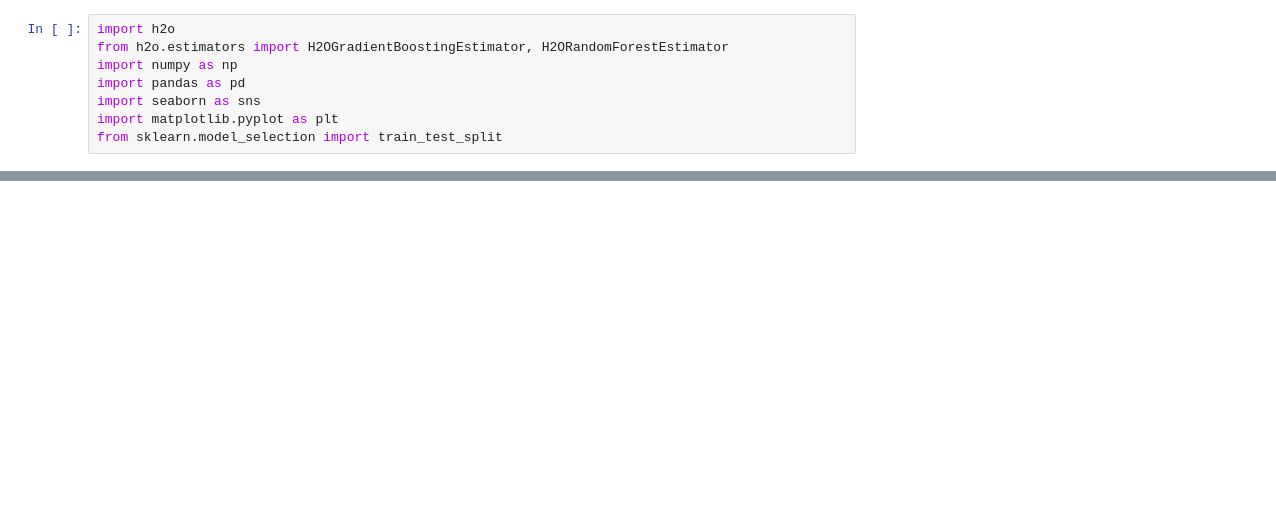
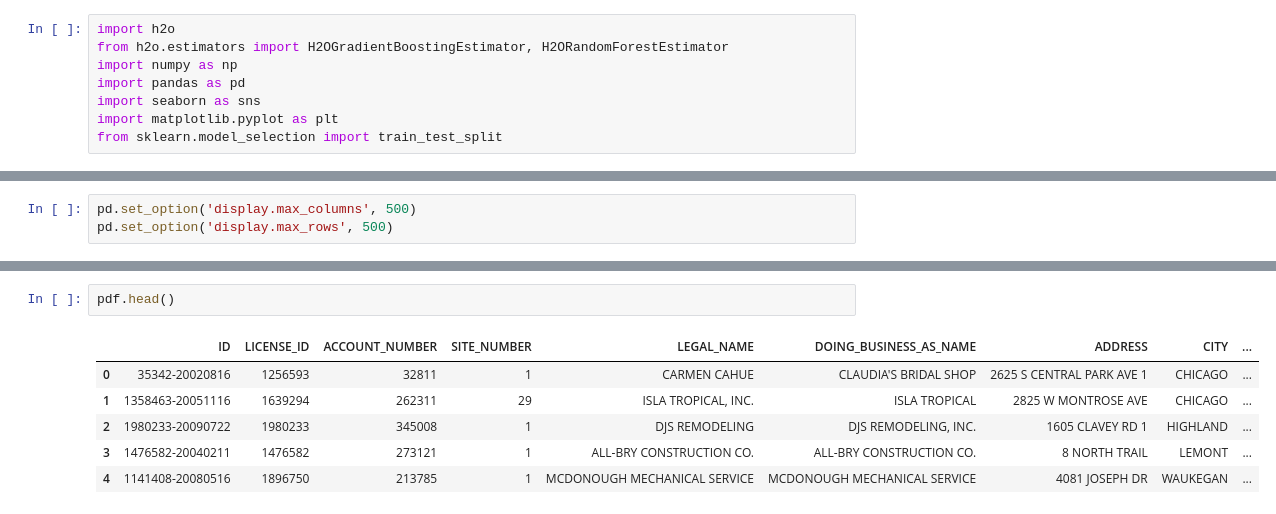
Before and after one commit to Sodz99/License_Classifier, a Jupyter notebook: License_v1.ipynb, the cells around one changed output, grey strips where cells are left out. Saved outputs shown, nothing was run; the diff lists cells and outputs as text; blank space fills up the shorter version.

```diff
--- a/License_v1.ipynb
+++ b/License_v1.ipynb
@@ -14,0 +36,3 @@ http://docs.h2o.ai/h2o/latest-stable/h2o-docs/welcome.html#java-requirements
+# %%
+pd.set_option('display.max_columns', 500)
+pd.set_option('display.max_rows', 500)
@@ -14,0 +184,9 @@ http://docs.h2o.ai/h2o/latest-stable/h2o-docs/welcome.html#java-requirements
+# %%
+pdf.head()
+# %% [output]
+|  | ID | LICENSE_ID | ACCOUNT_NUMBER | SITE_NUMBER | LEGAL_NAME | DOING_BUSINESS_AS_NAME | ADDRESS | CITY | ... |
+| 0 | 35342-20020816 | 1256593 | 32811 | 1 | CARMEN CAHUE | CLAUDIA'S BRIDAL SHOP | 2625 S CENTRAL PARK AVE 1 | CHICAGO | ... |
+| 1 | 1358463-20051116 | 1639294 | 262311 | 29 | ISLA TROPICAL, INC. | ISLA TROPICAL | 2825 W MONTROSE AVE | CHICAGO | ... |
+| 2 | 1980233-20090722 | 1980233 | 345008 | 1 | DJS REMODELING | DJS REMODELING, INC. | 1605 CLAVEY RD 1 | HIGHLAND | ... |
+| 3 | 1476582-20040211 | 1476582 | 273121 | 1 | ALL-BRY CONSTRUCTION CO. | ALL-BRY CONSTRUCTION CO. | 8 NORTH TRAIL | LEMONT | ... |
+| 4 | 1141408-20080516 | 1896750 | 213785 | 1 | MCDONOUGH MECHANICAL SERVICE | MCDONOUGH MECHANICAL SERVICE | 4081 JOSEPH DR | WAUKEGAN | ... |
```
Also changed, not shown: parts of 13 cells of this notebook, 2 other files.
